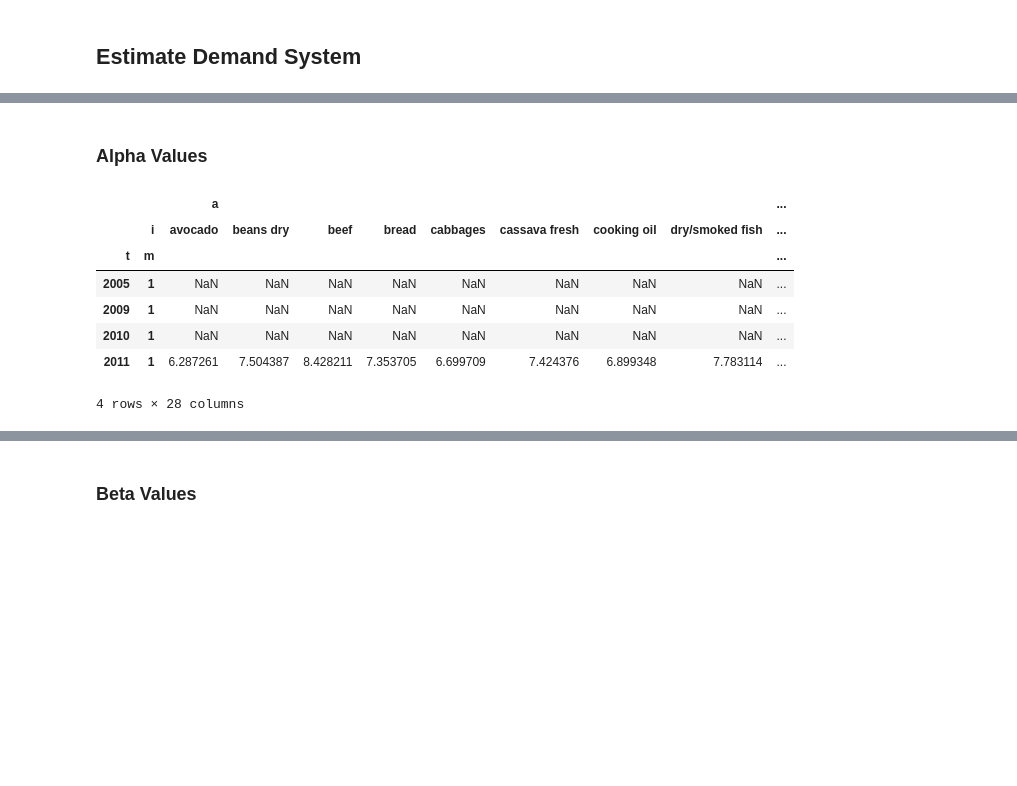
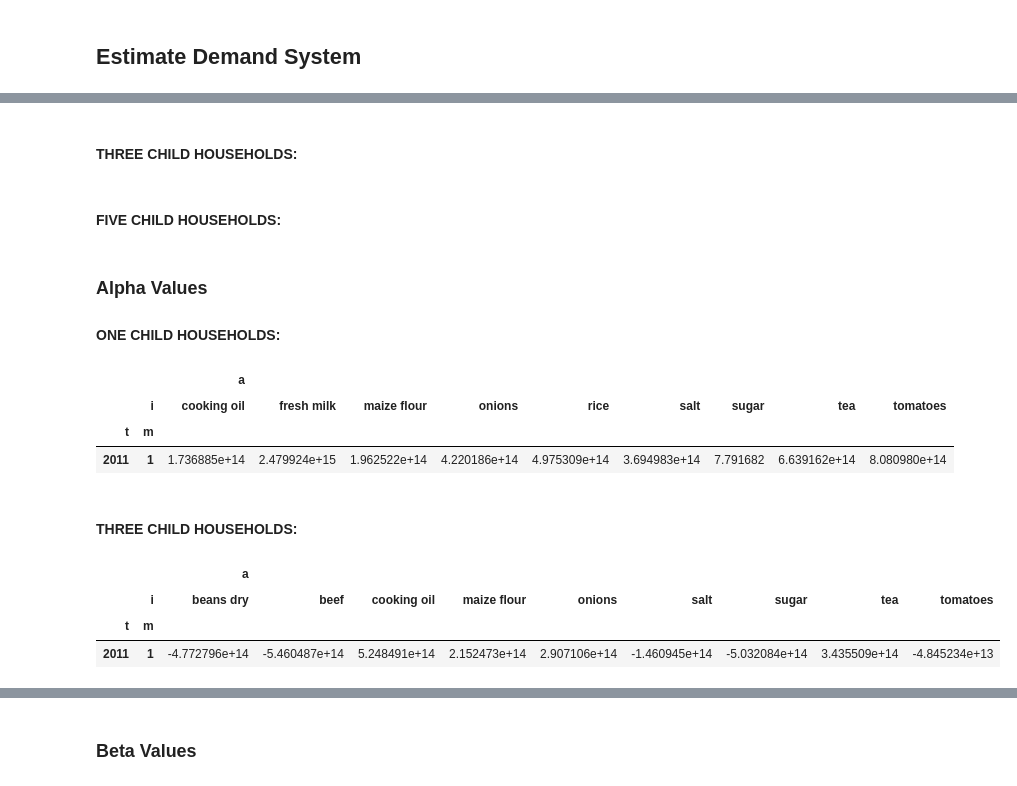
Before and after one commit to saraya38/EEP153Project4, a Jupyter notebook: Project4.ipynb, the cells around one changed output, grey strips where cells are left out. Saved outputs shown, nothing was run; the diff lists cells and outputs as text; code cells hidden in the pictures; blank space fills up the shorter version.

```diff
--- a/Project4.ipynb
+++ b/Project4.ipynb
@@ -410,7 +400,16 @@ zero_kid_y = np.log(zero_kid_x)
+# %%
+one_kid_z = (z_2011[z_2011.index.get_level_values('j').isin(one_kid_ids)]).drop(['Children', 'Adults'], axis=1)
+one_kid_y = np.log(one_kid_x)
+
+three_kid_z = (z_2011[z_2011.index.get_level_values('j').isin(three_kid_ids)]).drop(['Children', 'Adults'], axis=1)
+three_kid_y = np.log(three_kid_x)
+
+five_kid_z = (z_2011[z_2011.index.get_level_values('j').isin(five_kid_ids)]).drop(['Children', 'Adults'], axis=1)
+five_kid_y = np.log(five_kid_x)
 # %%
 # Create reduced form
 import cfe
 
-# help; fix what you use for y and z so you don't get this error:
-# "assert m>n, "Fewer rows than columns.  Consider passing the transpose.""
-result = cfe.Result(y=y_2011, z=z)
+result_one = cfe.Result(y=one_kid_y, z=one_kid_z)
+result_three = cfe.Result(y=three_kid_y, z=three_kid_z)
+result_five = cfe.Result(y=five_kid_y, z=five_kid_z)
@@ -443,0 +430,2 @@ result.delta.to_dataframe().unstack('k')
+# %% [markdown]
+#### THREE CHILD HOUSEHOLDS:
@@ -443,0 +435,2 @@ result.delta.to_dataframe().unstack('k')
+# %% [markdown]
+#### FIVE CHILD HOUSEHOLDS:
@@ -444,13 +440,20 @@ result.delta.to_dataframe().unstack('k')
 # %% [markdown]
 ### Alpha Values
+
+#### ONE CHILD HOUSEHOLDS:
+# %%
+result_one.a.to_dataframe().unstack('i')
+# %% [output]
+|  |  | a |  |  |  |  |  |  |  |  |
+|  | i | cooking oil | fresh milk | maize flour | onions | rice | salt | sugar | tea | tomatoes |
+| t | m |  |  |  |  |  |  |  |  |  |
+| 2011 | 1 | 1.736885e+14 | 2.479924e+15 | 1.962522e+14 | 4.220186e+14 | 4.975309e+14 | 3.694983e+14 | 7.791682 | 6.639162e+14 | 8.080980e+14 |
+# %% [markdown]
+#### THREE CHILD HOUSEHOLDS:
 # %%
-result.a.to_dataframe().unstack('i')
+result_three.a.to_dataframe().unstack('i')
 # %% [output]
-|  |  | a |  |  |  |  |  |  |  | ... |
-|  | i | avocado | beans dry | beef | bread | cabbages | cassava fresh | cooking oil | dry/smoked fish | ... |
-| t | m |  |  |  |  |  |  |  |  | ... |
-| 2005 | 1 | NaN | NaN | NaN | NaN | NaN | NaN | NaN | NaN | ... |
-| 2009 | 1 | NaN | NaN | NaN | NaN | NaN | NaN | NaN | NaN | ... |
-| 2010 | 1 | NaN | NaN | NaN | NaN | NaN | NaN | NaN | NaN | ... |
-| 2011 | 1 | 6.287261 | 7.504387 | 8.428211 | 7.353705 | 6.699709 | 7.424376 | 6.899348 | 7.783114 | ... |
+|  |  | a |  |  |  |  |  |  |  |  |
+|  | i | beans dry | beef | cooking oil | maize flour | onions | salt | sugar | tea | tomatoes |
+| t | m |  |  |  |  |  |  |  |  |  |
+| 2011 | 1 | -4.772796e+14 | -5.460487e+14 | 5.248491e+14 | 2.152473e+14 | 2.907106e+14 | -1.460945e+14 | -5.032084e+14 | 3.435509e+14 | -4.845234e+13 |
-4 rows × 28 columns
```
Also changed, not shown: parts of 32 cells of this notebook.
